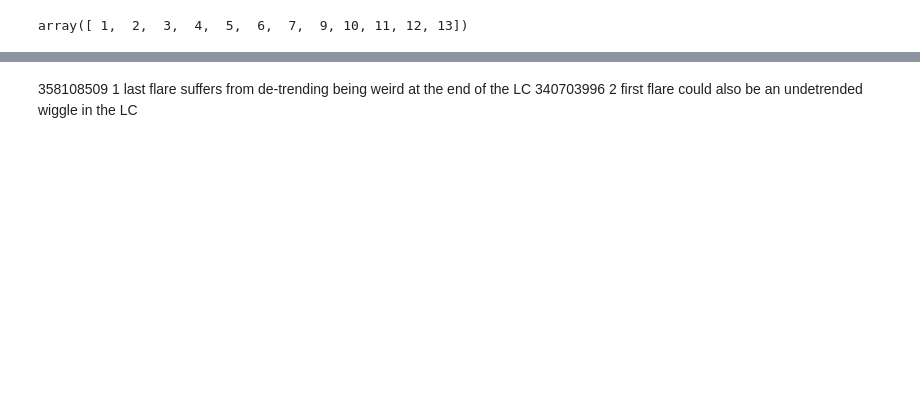
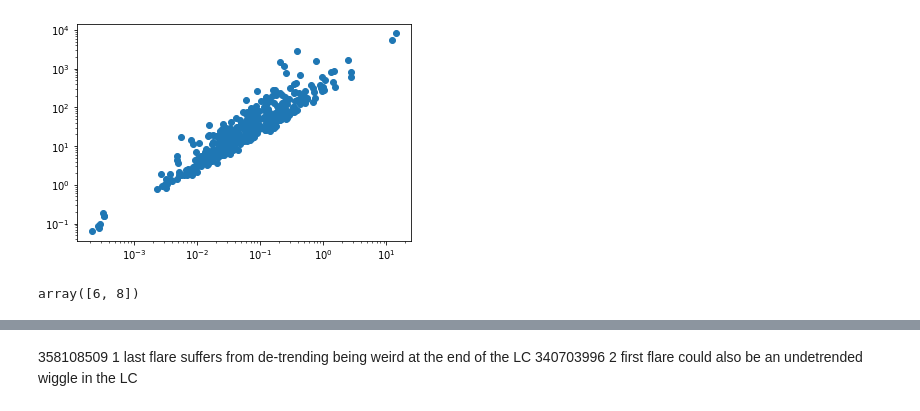
Before and after one commit to ekaterinailin/TESS_UCD_flares, a Jupyter notebook: notebook/NB4_Vet_flares.ipynb, the cells around one changed output, grey strips where cells are left out. Saved outputs shown, nothing was run; the diff lists cells and outputs as text; code cells hidden in the pictures; blank space fills up the shorter version.

```diff
--- a/notebook/NB4_Vet_flares.ipynb
+++ b/notebook/NB4_Vet_flares.ipynb
@@ -42,0 +49,6 @@ amplmax = df.ampl_rec.max()
+# %%
+plt.scatter(df.ampl_rec, df.ed_rec)
+plt.xscale("log")
+plt.yscale("log")
+# %% [output]
+[figure, added]
@@ -43,9 +57,8 @@ amplmax = df.ampl_rec.max()
 # %%
 df[df.Campaign==6].groupby("TIC").count()
-TIC = 142052876
-
+TIC = 130414729
 #df.groupby("TIC").Campaign.count().sort_values(ascending=False)[:10]
 df[df.TIC==TIC].Campaign.unique()
 #df.sort_values(by="ed_rec", ascending=False).head()
 # %% [output]
-array([ 1,  2,  3,  4,  5,  6,  7,  9, 10, 11, 12, 13])
+array([6, 8])
```
Also changed, not shown: parts of 6 cells of this notebook, 1 other file.
